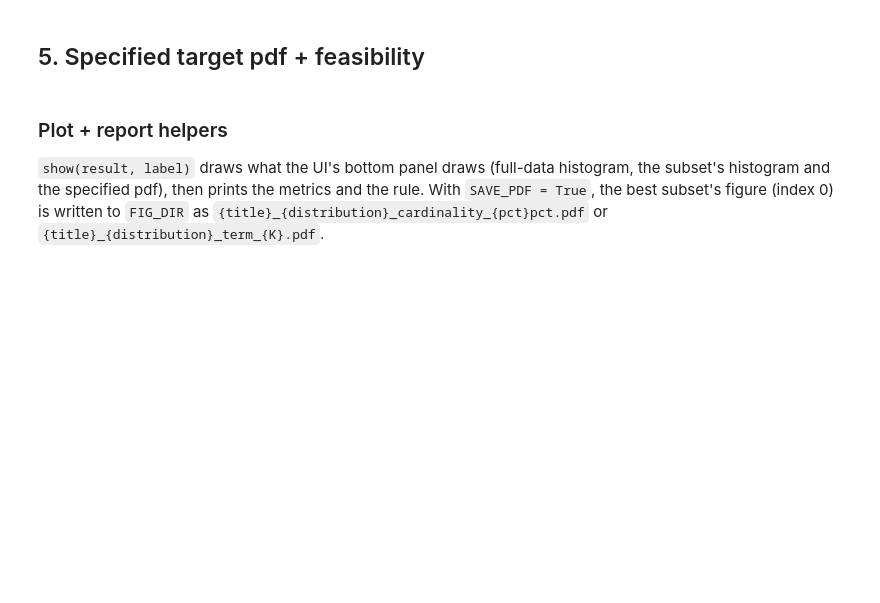
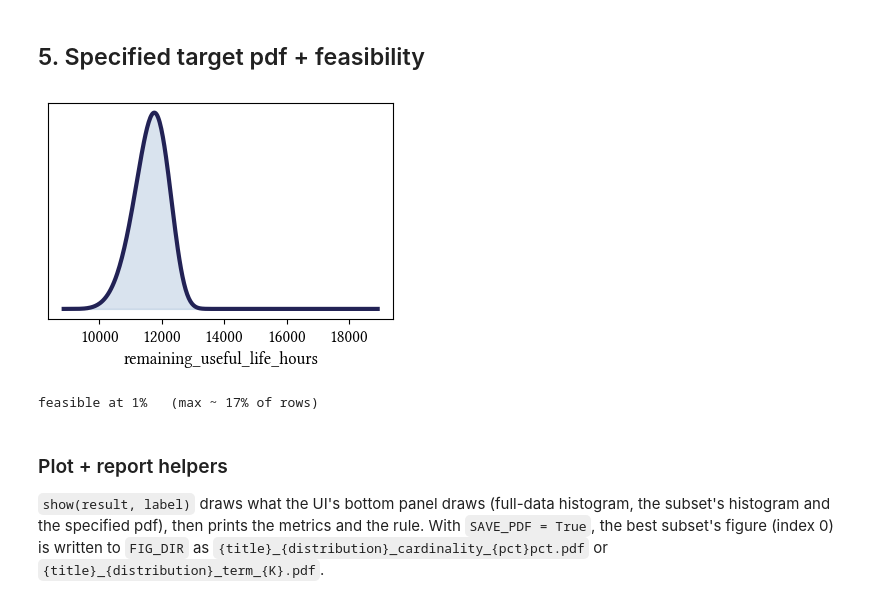
Before and after one commit to DinukaManohara/simiquaero, a Jupyter notebook: case_study_dt.ipynb, the cells around one changed output. Cells and saved outputs as stored; diff of their text form; code cells hidden in the pictures; blank space fills up the shorter version.

```diff
--- a/case_study_dt.ipynb
+++ b/case_study_dt.ipynb
@@ -199,26 +206,29 @@ RANK_BY         = "terms" # sort subsets by simplified rule: "terms" or "literal
 # %%
 pdf = make_pdf(COMPONENTS)
 p = target_props(COMPONENTS, centers)          # target proportion per bin
 if p is None:
     raise ValueError("the mixture puts no mass on the target's range -- adjust COMPONENTS")
 target = {b: float(p[b]) for b in range(n_bins)}
 
 xs = np.linspace(tmin, tmax, 400)
 ys = np.array([pdf(x) for x in xs])
 fig, ax = plt.subplots(figsize=(fig_width, fig_height))
 ax.plot(xs, ys, color=CB_palette["CBdarkblue"])
 ax.fill_between(xs, ys, color=CB_palette["CBblue"], alpha=0.2)
 ax.set_xlabel(TARGET); ax.set_yticks([])
-fig.tight_layout(pad=0.3)
+fig.tight_layout(pad=0.1)
 save_pdf(fig, fig_path(dist_tag(COMPONENTS)))
 plt.show()
 
 ok, max_pct, b, need, have = feasibility(p, avail, N, CARDINALITY_PCT)
 if ok:
     print(f"feasible at {CARDINALITY_PCT}%   (max ~ {max_pct:.0f}% of rows)")
 else:
     print(f"INFEASIBLE at {CARDINALITY_PCT}%: bin {b} needs {need:.0f} rows but has {have}"
           f"   (max ~ {max_pct:.0f}%)")
+# %% [output]
+[figure, added]
+feasible at 1%   (max ~ 17% of rows)
 # %% [markdown]
 ### Plot + report helpers
 
```
Also changed, not shown: parts of 9 cells of this notebook, 2 other files.
